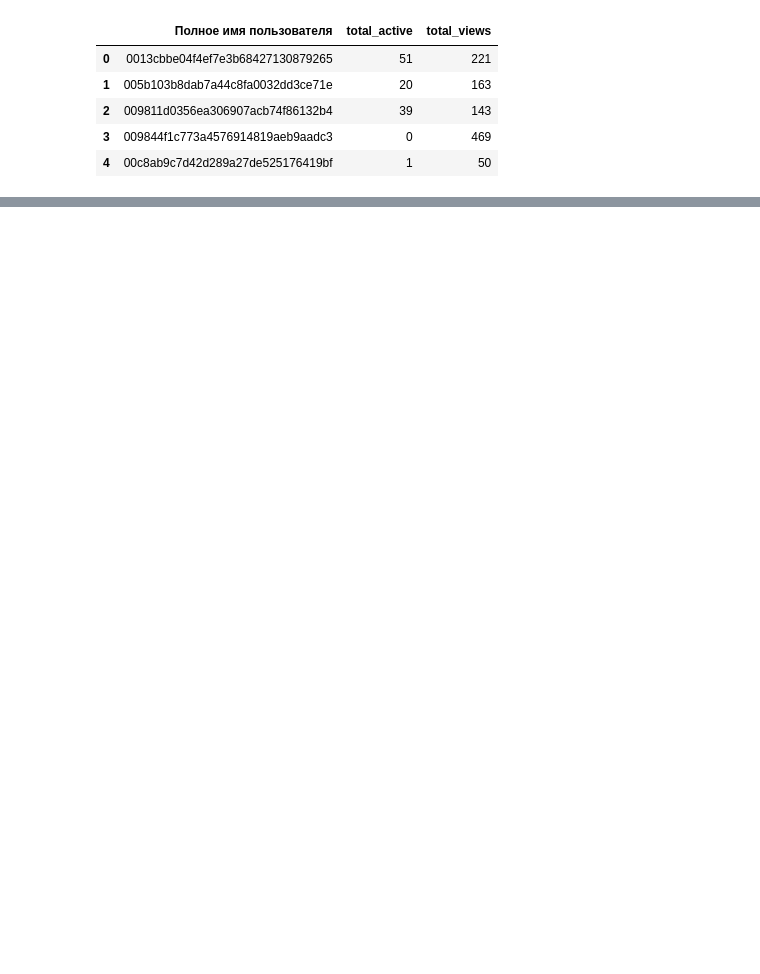
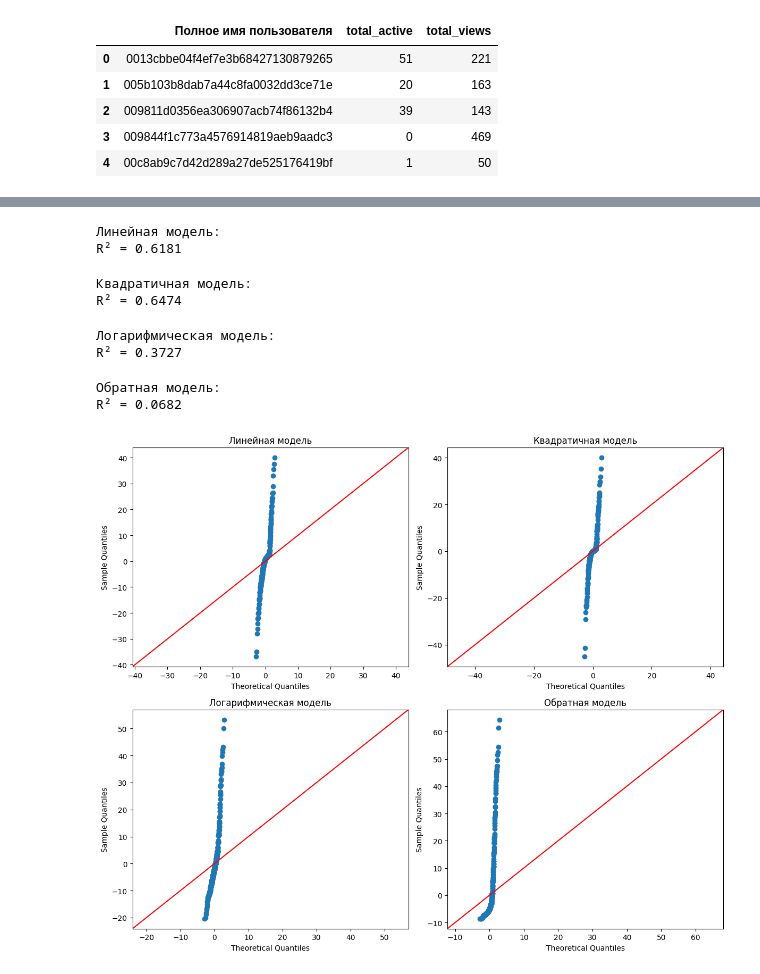
Before and after one commit to DaniilPominov/data_science, a Jupyter notebook: src/project/Задание_Анализ цифрового следа.ipynb, the cells around one changed output, grey strips where cells are left out. Saved outputs shown, nothing was run; the diff lists cells and outputs as text; code cells hidden in the pictures; blank space fills up the shorter version.

```diff
--- a/src/project/Задание_Анализ цифрового следа.ipynb
+++ b/src/project/Задание_Анализ цифрового следа.ipynb
@@ -181,3 +199,63 @@ sm.qqplot(residuals, line ='45')
  #- выбрать еще 2-3 функциональные формы (квадратическая, логарифмическая, экспоненциальная, обратная и т.д.) зависимости количества активных действий от просмотров, оценить коэффициенты для каждого вида зависимости,  проверить выполнение условия адекватности моделей;
     #- выбрать оптимальную модель на основании коэффициента детерминации;
     #- с помощью оптимальной модели найти прогноз количества активных действий в курсе, произвольным образом задав для него значение просмотров.
+# %%
+X_lin = sm.add_constant(agg_df['total_views'])
+y = agg_df['total_active']
+model_lin = sm.OLS(y, X_lin).fit()
+print("Линейная модель:")
+print(f"R² = {model_lin.rsquared:.4f}")
+# %% [output]
+Линейная модель:
+R² = 0.6181
+# %%
+agg_df['views_sq'] = agg_df['total_views'] ** 2
+X_quad = sm.add_constant(agg_df[['total_views', 'views_sq']])
+model_quad = sm.OLS(y, X_quad).fit()
+print("\nКвадратичная модель:")
+print(f"R² = {model_quad.rsquared:.4f}")
+# %% [output]
+Квадратичная модель:
+R² = 0.6474
+# %%
+df_log = agg_df[agg_df['total_views'] > 0].copy()
+df_log['log_views'] = np.log(df_log['total_views'])
+X_log = sm.add_constant(df_log['log_views'])
+y_log = df_log['total_active']
+model_log = sm.OLS(y_log, X_log).fit()
+print("\nЛогарифмическая модель:")
+print(f"R² = {model_log.rsquared:.4f}")
+# %% [output]
+Логарифмическая модель:
+R² = 0.3727
+# %%
+df_inv = agg_df[agg_df['total_views'] > 0].copy()
+df_inv['inv_views'] = 1 / df_inv['total_views']
+X_inv = sm.add_constant(df_inv['inv_views'])
+y_inv = df_inv['total_active']
+model_inv = sm.OLS(y_inv, X_inv).fit()
+print("\nОбратная модель:")
+print(f"R² = {model_inv.rsquared:.4f}")
+# %% [output]
+Обратная модель:
+R² = 0.0682
+# %%
+fig, axes = plt.subplots(2, 2, figsize=(12, 10))
+axes = axes.ravel()
+
+sm.qqplot(model_lin.resid, line='45', ax=axes[0])
+axes[0].set_title('Линейная модель')
+
+sm.qqplot(model_quad.resid, line='45', ax=axes[1])
+axes[1].set_title('Квадратичная модель')
+
+sm.qqplot(model_log.resid, line='45', ax=axes[2])
+axes[2].set_title('Логарифмическая модель')
+
+sm.qqplot(model_inv.resid, line='45', ax=axes[3])
+axes[3].set_title('Обратная модель')
+
+plt.tight_layout()
+plt.show()
+# %% [output]
+[figure, added]
```
Also changed, not shown: parts of 8 cells of this notebook.
